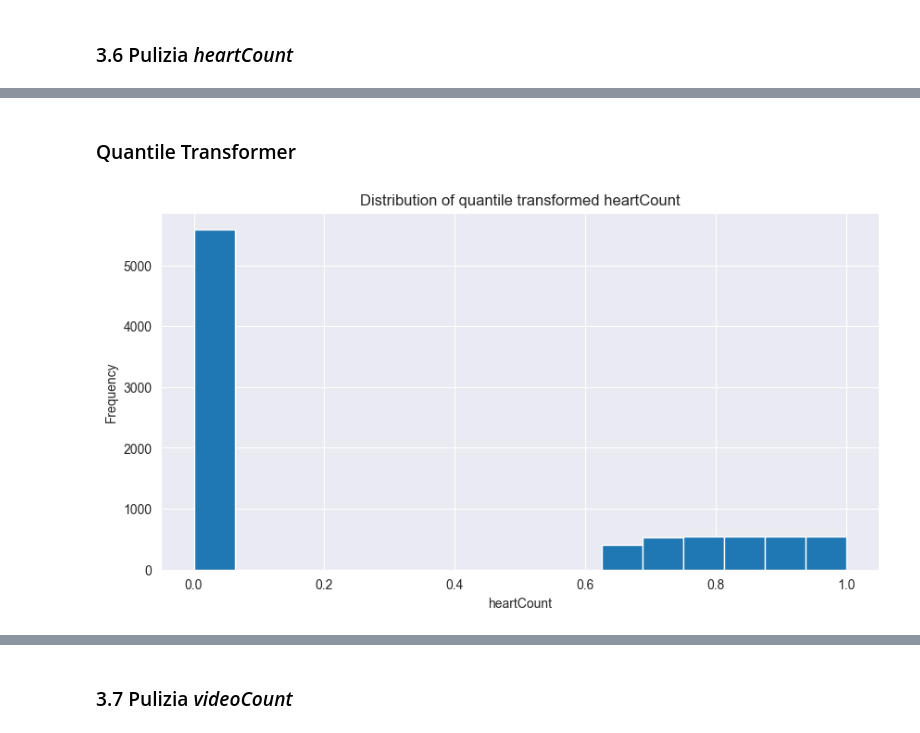
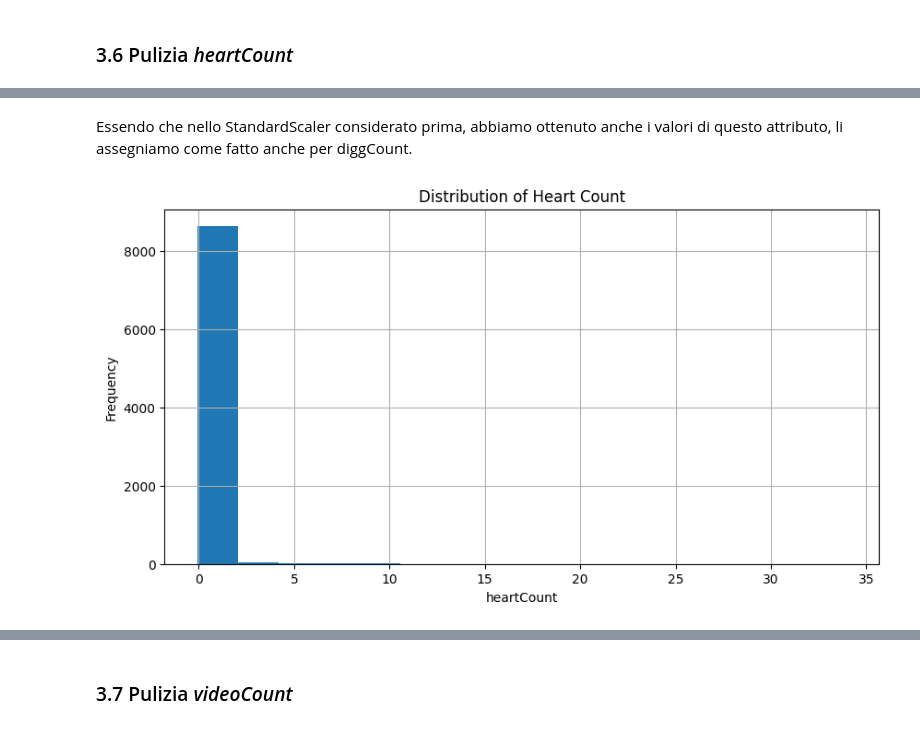
Before and after one commit to raffaele-aurucci/Fake-TikTok-Account-Detection, a Jupyter notebook: 1_Data_Cleaning.ipynb, the cells around one changed output, grey strips where cells are left out. Drawn from its saved outputs; the diff is of its cells as text; code cells hidden in the pictures.

```diff
--- a/1_Data_Cleaning.ipynb
+++ b/1_Data_Cleaning.ipynb
@@ -431,3 +520,0 @@ Name: followingCount, dtype: float64
-# %%
-qt = QuantileTransformer(output_distribution='uniform')
-df_copy['followingCount'] = qt.fit_transform(df_copy[['followingCount']])
@@ -434 +523,4 @@ df_copy['followingCount'] = qt.fit_transform(df_copy[['followingCount']])
+# %%
+# Memorizzo i valori standardizzati in 'followingCount'
+df_copy['followingCount'] = df_standardized['followingCount'].values
 # %%
@@ -498,16 +568,17 @@ min      0.000000e+00
 max      1.100000e+09
 Name: heartCount, dtype: float64
-# %% [markdown]
-### Quantile Transformer
-# %%
-qt = QuantileTransformer(output_distribution='uniform')
-df_copy['heartCount'] = qt.fit_transform(df_copy[['heartCount']])
+# %% [markdown]
+Essendo che nello StandardScaler considerato prima, abbiamo ottenuto anche i valori di questo attributo, li assegniamo come fatto anche per diggCount.
+# %%
+# Memorizzo i valori standardizzati in 'heartCount'
+df_copy['heartCount'] = df_standardized['heartCount'].values
 # %%
-df_copy['heartCount'].hist(bins=16, figsize=(10, 5))
+# Visualizziamo l'istogramma del singolo attributo
+df_copy['heartCount'].hist(bins=16, figsize=(10,5))
 plt.xlabel('heartCount')
 plt.ylabel('Frequency')
-plt.title('Distribution of quantile transformed heartCount')
+plt.title('Distribution of Heart Count')
 plt.show()
 # %% [output]
-[figure, old version]
+[figure, new version]
 # %%
```
Also changed, not shown: parts of 80 cells of this notebook.
